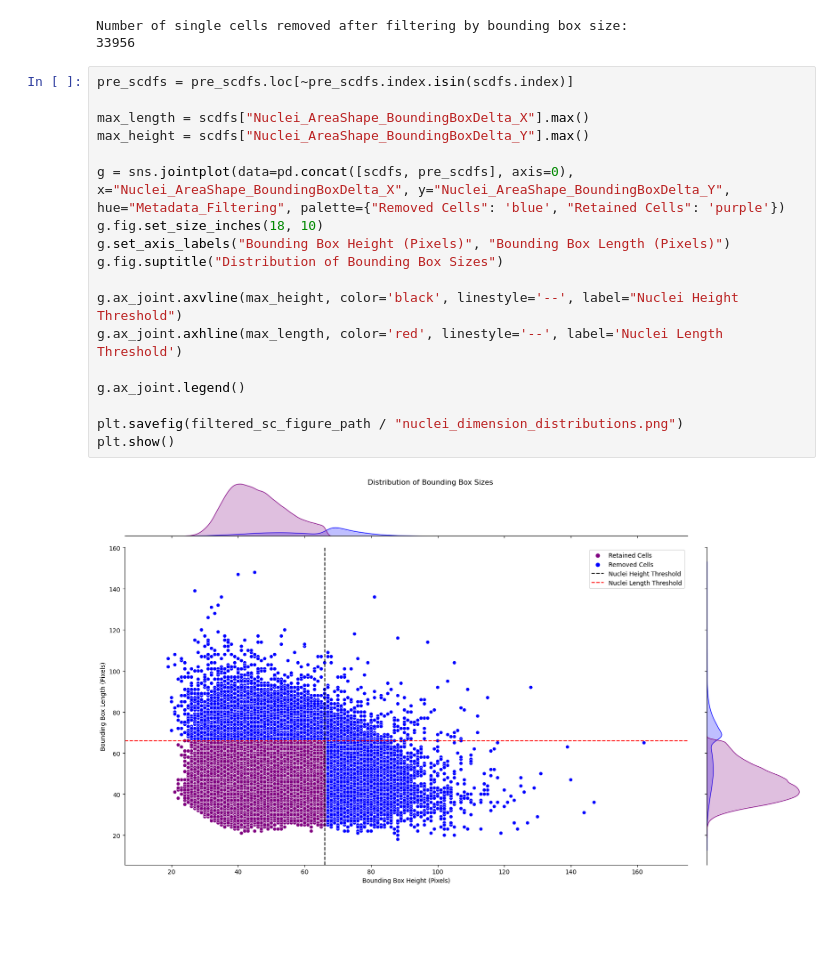
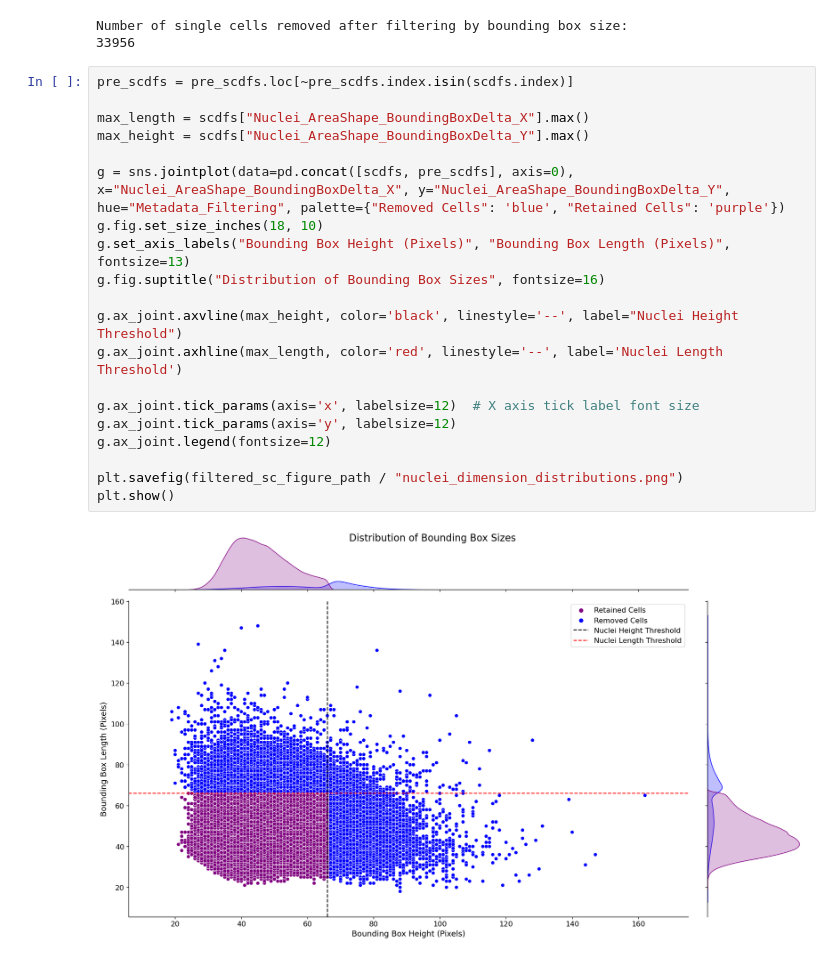
Before and after one commit to WayScience/nuclear_speckles_analysis, a Jupyter notebook: 0.data_analysis_and_processing/filter_nuclei.ipynb, the cells around one changed output. Saved outputs shown, nothing was run; the diff lists cells and outputs as text; blank space fills up the shorter version.

Commit message:
Increased font size of plot accoring to pr comment

```diff
--- a/0.data_analysis_and_processing/filter_nuclei.ipynb
+++ b/0.data_analysis_and_processing/filter_nuclei.ipynb
@@ -137,20 +137,22 @@ Number of single cells removed after filtering by bounding box size:
 # %%
 pre_scdfs = pre_scdfs.loc[~pre_scdfs.index.isin(scdfs.index)]
 
 max_length = scdfs["Nuclei_AreaShape_BoundingBoxDelta_X"].max()
 max_height = scdfs["Nuclei_AreaShape_BoundingBoxDelta_Y"].max()
 
 g = sns.jointplot(data=pd.concat([scdfs, pre_scdfs], axis=0), x="Nuclei_AreaShape_BoundingBoxDelta_X", y="Nuclei_AreaShape_BoundingBoxDelta_Y", hue="Metadata_Filtering", palette={"Removed Cells": 'blue', "Retained Cells": 'purple'})
 g.fig.set_size_inches(18, 10)
-g.set_axis_labels("Bounding Box Height (Pixels)", "Bounding Box Length (Pixels)")
-g.fig.suptitle("Distribution of Bounding Box Sizes")
+g.set_axis_labels("Bounding Box Height (Pixels)", "Bounding Box Length (Pixels)", fontsize=13)
+g.fig.suptitle("Distribution of Bounding Box Sizes", fontsize=16)
 
 g.ax_joint.axvline(max_height, color='black', linestyle='--', label="Nuclei Height Threshold")
 g.ax_joint.axhline(max_length, color='red', linestyle='--', label='Nuclei Length Threshold')
 
-g.ax_joint.legend()
+g.ax_joint.tick_params(axis='x', labelsize=12)  # X axis tick label font size
+g.ax_joint.tick_params(axis='y', labelsize=12)
+g.ax_joint.legend(fontsize=12)
 
 plt.savefig(filtered_sc_figure_path / "nuclei_dimension_distributions.png")
 plt.show()
 # %% [output]
-[figure, old version]
+[figure, new version]
```
Also changed, not shown: parts of 2 cells of this notebook, 3 other files.
